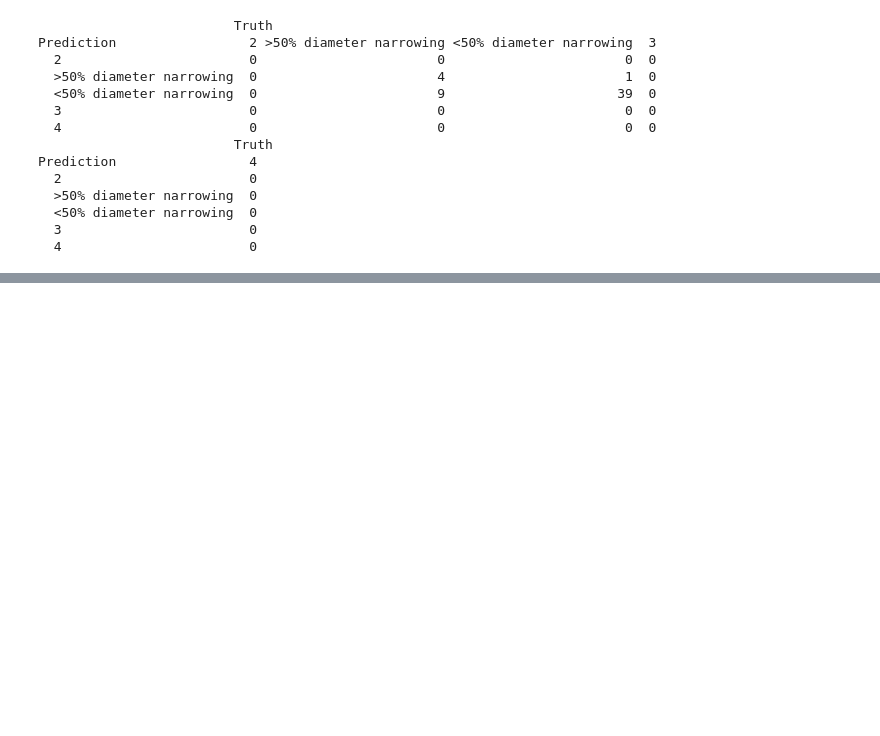
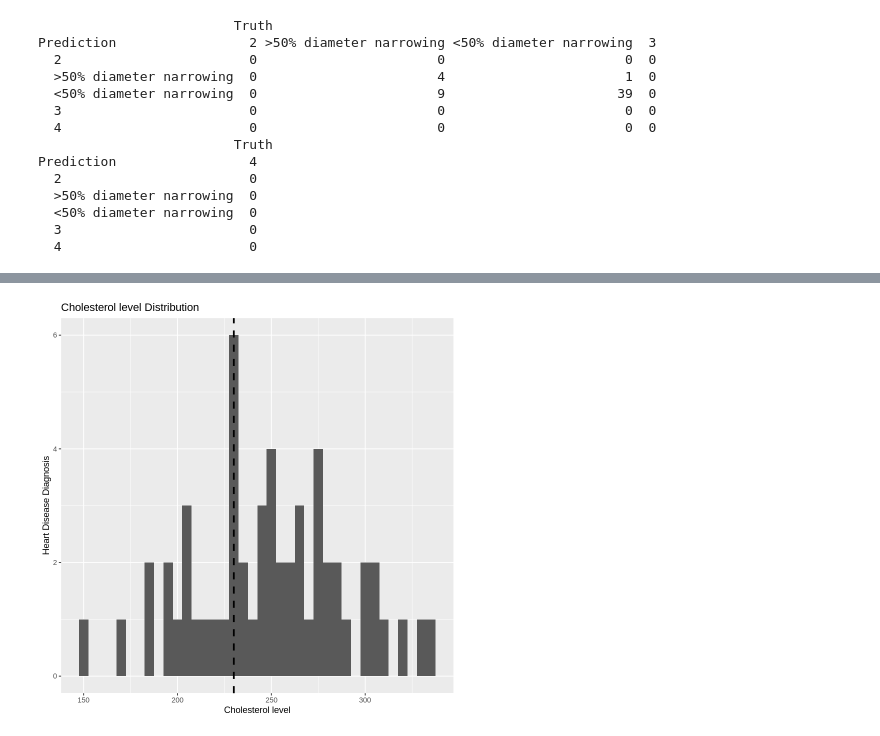
Before and after one commit to Daniel6070/Heart_Disease, a Jupyter notebook: Heart_Disease.ipynb, the cells around one changed output, grey strips where cells are left out. Saved outputs shown, nothing was run; the diff lists cells and outputs as text; code cells hidden in the pictures; blank space fills up the shorter version.

```diff
--- a/Heart_Disease.ipynb
+++ b/Heart_Disease.ipynb
@@ -310,0 +372,16 @@ Prediction                 4
+# %%
+heart_50_chol <- heart_greater_50 %>%
+select(chol)
+
+
+chol_plot <- heart_50_chol %>%
+ggplot(aes(x = chol)) +
+geom_histogram(binwidth = 5) +
+geom_vline(xintercept = 230, linetype = "dashed", size = 1.0)+
+xlab("Cholesterol level") +
+ylab("Heart Disease Diagnosis")+
+ggtitle("Cholesterol level Distribution")
+
+chol_plot
+# %% [output]
+[figure, added]
```
Also changed, not shown: parts of 6 cells of this notebook.
